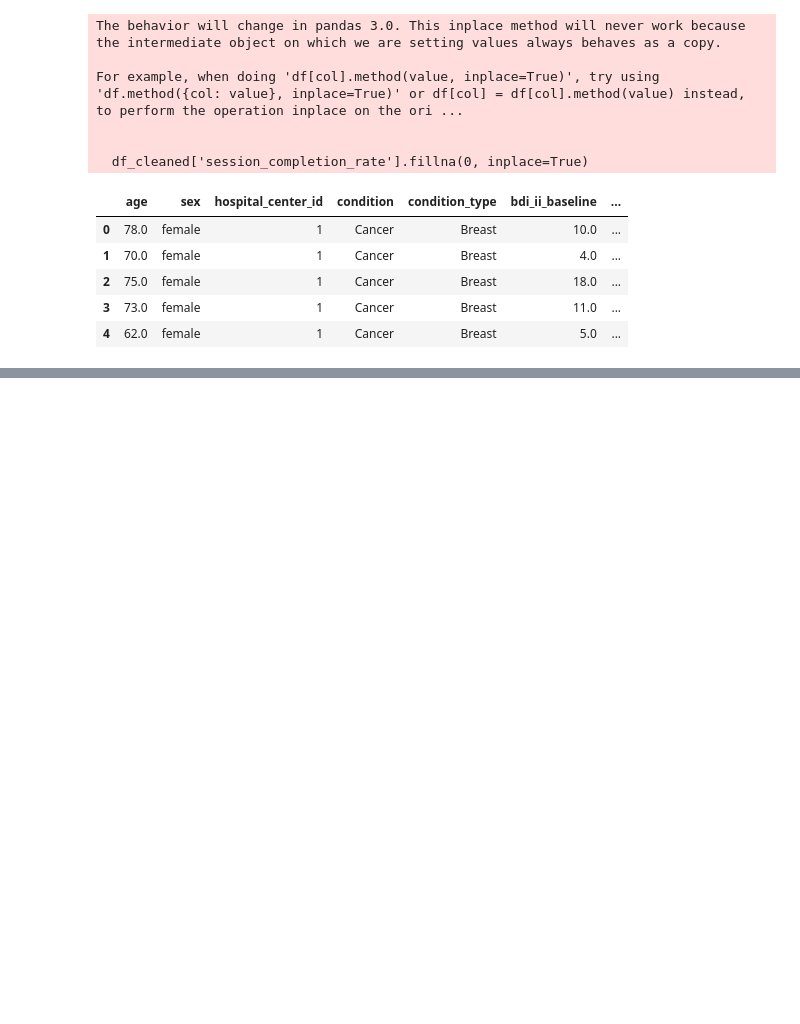
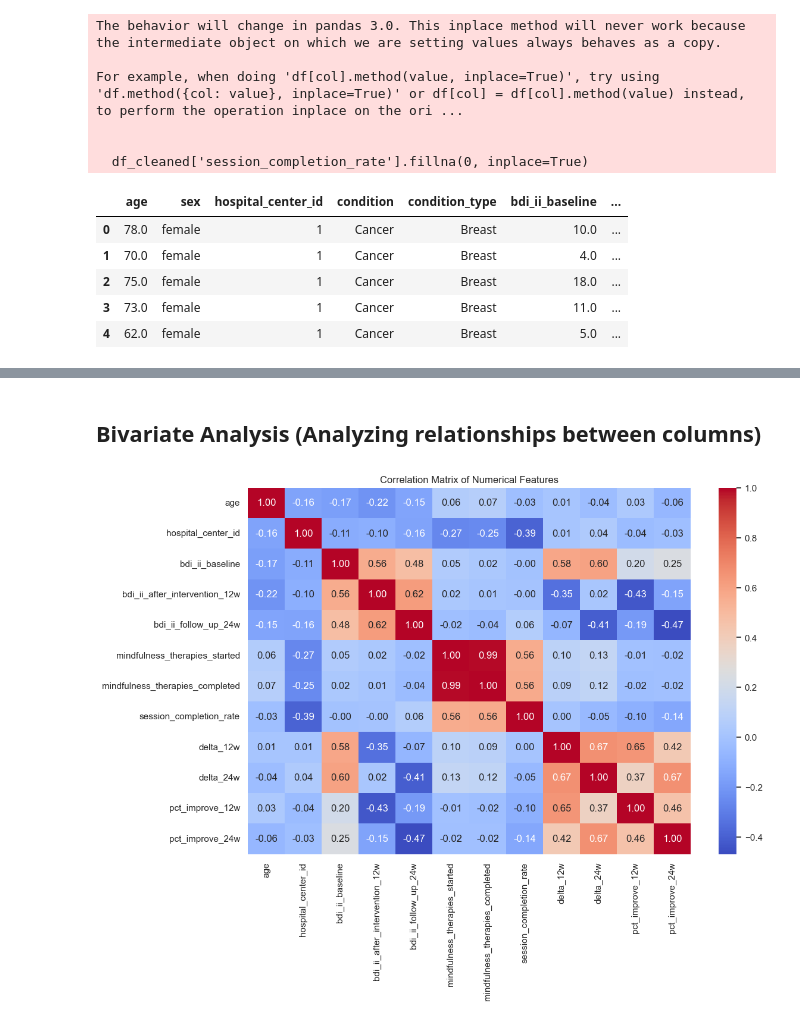
Before and after one commit to jawadchy2150/BHI-2025-Team_Blackout-track1, a Jupyter notebook: EDA.ipynb, the cells around one changed output, grey strips where cells are left out. Saved outputs shown, nothing was run; the diff lists cells and outputs as text; code cells hidden in the pictures; blank space fills up the shorter version.

```diff
--- a/EDA.ipynb
+++ b/EDA.ipynb
@@ -177,0 +249,35 @@ df_cleaned.head()
+# %%
+import numpy as np
+
+# ============================================================
+# Step 5: Create Analysis Features
+# ============================================================
+
+# 1) Absolute improvements in depression score
+# Formula: baseline - followup
+# Positive values = symptom reduction (improvement)
+# Negative values = worsening
+df_cleaned["delta_12w"] = df_cleaned["bdi_ii_baseline"] - df_cleaned["bdi_ii_after_intervention_12w"]
+df_cleaned["delta_24w"] = df_cleaned["bdi_ii_baseline"] - df_cleaned["bdi_ii_follow_up_24w"]
+
+# 2) Percentage improvements (relative to baseline)
+# Example: baseline=20, followup=10 → delta=10 → 50% improvement
+# np.where is used to avoid divide-by-zero errors
+df_cleaned["pct_improve_12w"] = np.where(df_cleaned["bdi_ii_baseline"]>0,
+                                 100*df_cleaned["delta_12w"]/df_cleaned["bdi_ii_baseline"], np.nan)
+df_cleaned["pct_improve_24w"] = np.where(df_cleaned["bdi_ii_baseline"]>0,
+                                 100*df_cleaned["delta_24w"]/df_cleaned["bdi_ii_baseline"], np.nan)
+
+# 3) Therapy completion rate // already added in feature engineering
+# Formula: completed / started
+# Example: started 12, completed 9 → 75% completion
+# df_cleaned["completion_rate"] = np.where(df["mindfulness_therapies_started"]>0,
+#                                  df["mindfulness_therapies_completed"]/df["mindfulness_therapies_started"], np.nan)
+
+# 4) Flags for whether follow-up data is available
+# True if non-missing, False otherwise
+df_cleaned["has_12w"] = df_cleaned["bdi_ii_after_intervention_12w"].notna()
+df_cleaned["has_24w"] = df_cleaned["bdi_ii_follow_up_24w"].notna()
+
+# 5) Preview new columns
+df_cleaned[["delta_12w","delta_24w","pct_improve_12w","pct_improve_24w","session_completion_rate","has_12w","has_24w"]].head()
@@ -177,0 +291,12 @@ df_cleaned.head()
+# %% [markdown]
+## Bivariate Analysis (Analyzing relationships between columns)
+# %%
+# Correlation Heatmap for numerical variables
+plt.figure(figsize=(12, 8))
+numeric_cols = df_cleaned.select_dtypes(include=['number'])
+correlation_matrix = numeric_cols.corr()
+sns.heatmap(correlation_matrix, annot=True, cmap='coolwarm', fmt=".2f")
+plt.title('Correlation Matrix of Numerical Features')
+plt.show()
+# %% [output]
+[figure, added]
```
Also changed, not shown: parts of 14 cells of this notebook, 1 other file.
